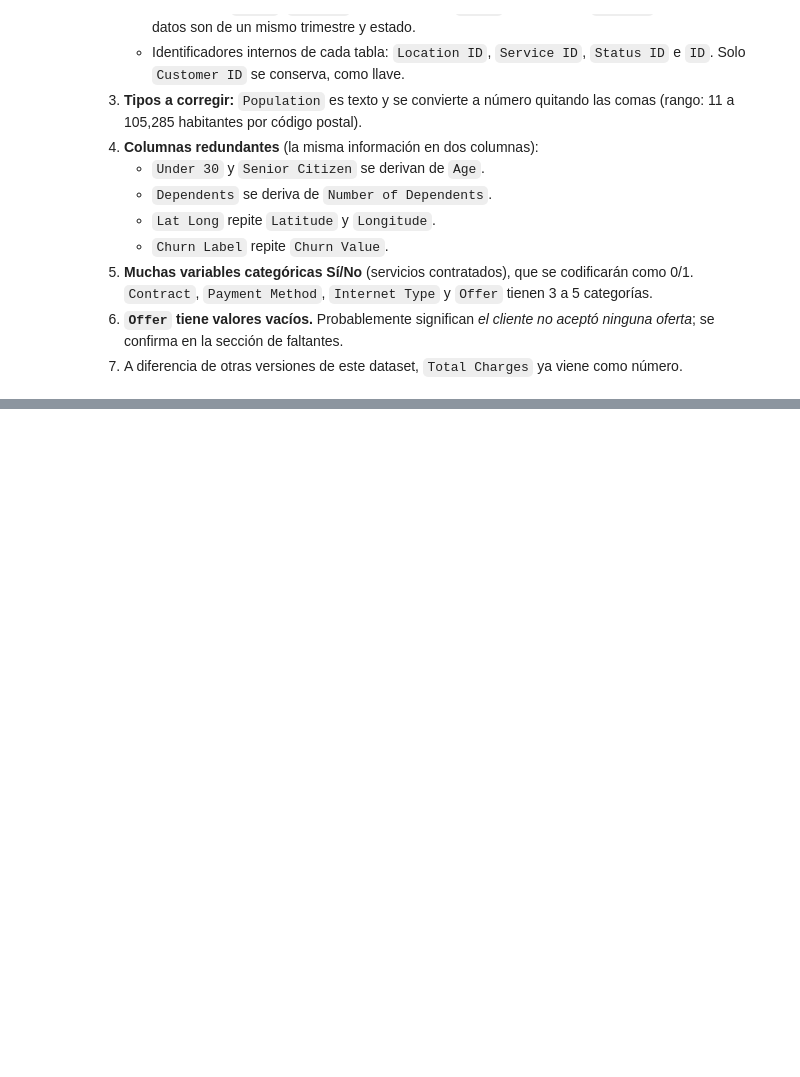
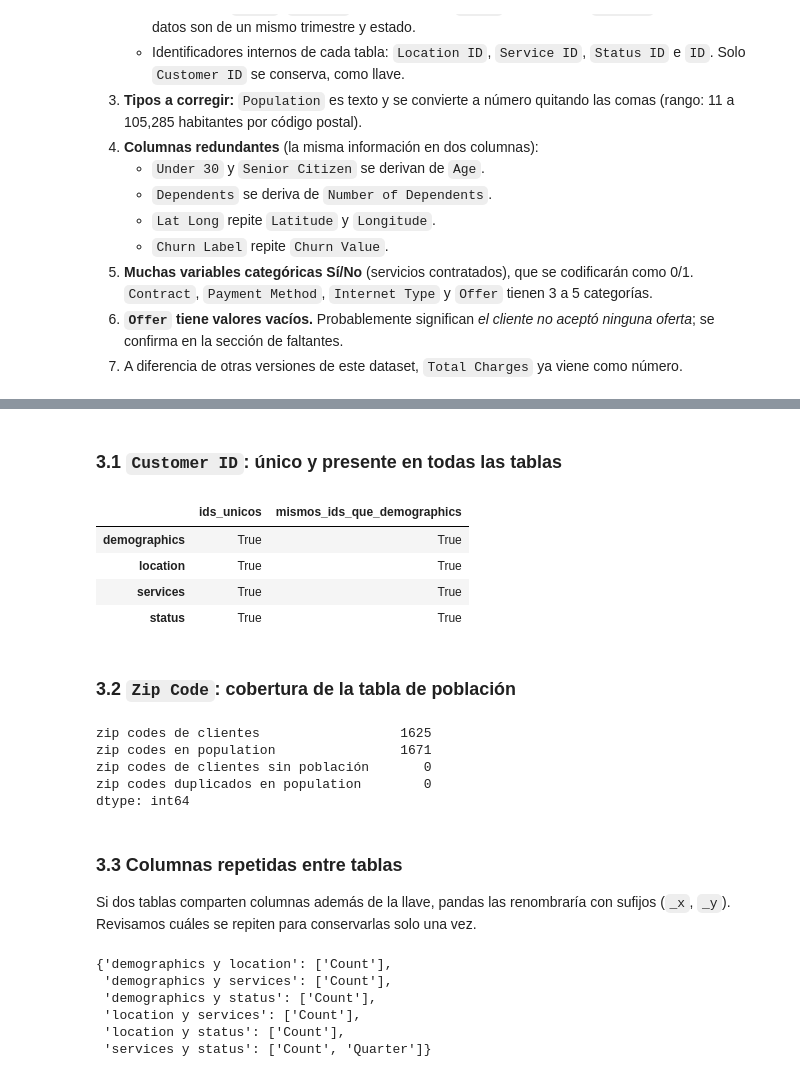
Before and after one commit to Antonio-3108/Proyecto-ML-for-Buisness, a Jupyter notebook: notebooks/01_exploracion.ipynb, the cells around one changed output, grey strips where cells are left out. Saved outputs shown, nothing was run; the diff lists cells and outputs as text; code cells hidden in the pictures; blank space fills up the shorter version.

Commit message:
Update 01_exploracion.ipynb
Union de tablas y la validacion de las llaves

```diff
--- a/notebooks/01_exploracion.ipynb
+++ b/notebooks/01_exploracion.ipynb
@@ -268,0 +280,66 @@ Name: Population, dtype: float64
+# %% [markdown]
+### 3.1 `Customer ID`: único y presente en todas las tablas
+# %%
+tablas_clientes = {
+    nombre: df for nombre, df in tablas.items() if "Customer ID" in df.columns
+}
+ids_referencia = set(demographics["Customer ID"])
+
+pd.DataFrame(
+    {
+        nombre: {
+            "ids_unicos": df["Customer ID"].is_unique,
+            "mismos_ids_que_demographics": set(df["Customer ID"]) == ids_referencia,
+        }
+        for nombre, df in tablas_clientes.items()
+    }
+).T
+# %% [output]
+|  | ids_unicos | mismos_ids_que_demographics |
+| demographics | True | True |
+| location | True | True |
+| services | True | True |
+| status | True | True |
+# %% [markdown]
+### 3.2 `Zip Code`: cobertura de la tabla de población
+# %%
+zips_clientes = set(location["Zip Code"])
+zips_poblacion = set(population["Zip Code"])
+
+pd.Series(
+    {
+        "zip codes de clientes": len(zips_clientes),
+        "zip codes en population": len(zips_poblacion),
+        "zip codes de clientes sin población": len(zips_clientes - zips_poblacion),
+        "zip codes duplicados en population": population["Zip Code"].duplicated().sum(),
+    }
+)
+# %% [output]
+zip codes de clientes                  1625
+zip codes en population                1671
+zip codes de clientes sin población       0
+zip codes duplicados en population        0
+dtype: int64
+# %% [markdown]
+### 3.3 Columnas repetidas entre tablas
+
+Si dos tablas comparten columnas además de la llave, pandas las renombraría con
+sufijos (`_x`, `_y`). Revisamos cuáles se repiten para conservarlas solo una vez.
+# %%
+from itertools import combinations
+
+repetidas = {
+    f"{a} y {b}": sorted(
+        set(tablas_clientes[a].columns)
+        & set(tablas_clientes[b].columns) - {"Customer ID"}
+    )
+    for a, b in combinations(tablas_clientes, 2)
+}
+repetidas
+# %% [output]
+{'demographics y location': ['Count'],
+ 'demographics y services': ['Count'],
+ 'demographics y status': ['Count'],
+ 'location y services': ['Count'],
+ 'location y status': ['Count'],
+ 'services y status': ['Count', 'Quarter']}
```
Also changed, not shown: parts of 7 cells of this notebook.
